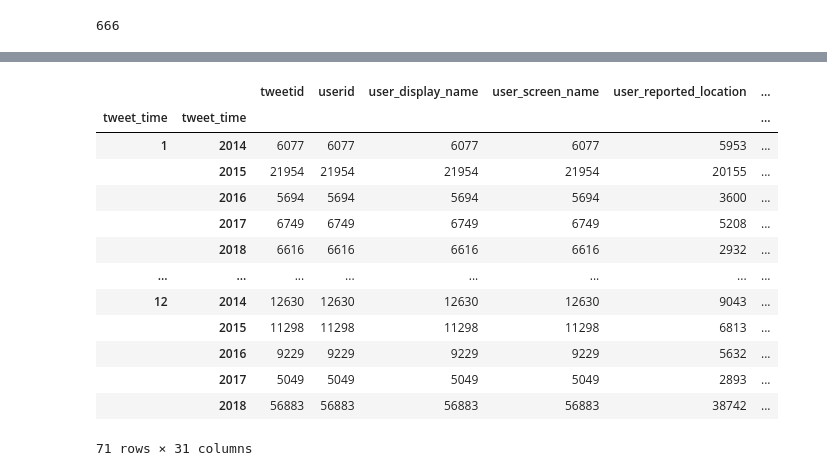
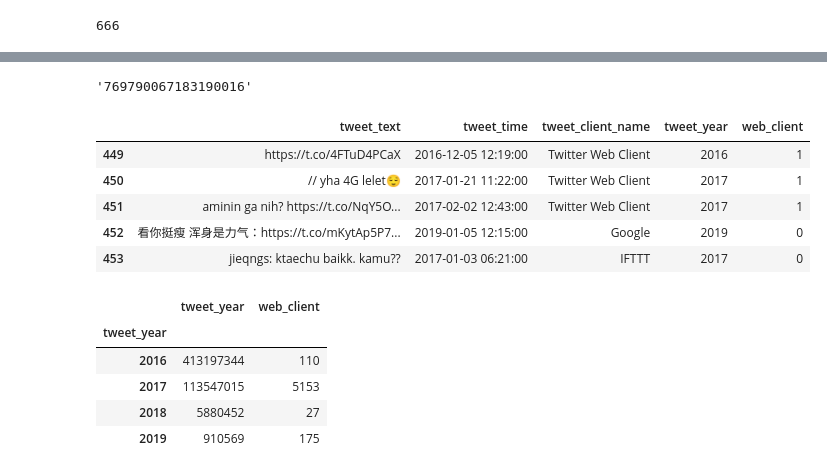
Before and after one commit to nicole9925/chinabots, a Jupyter notebook: scripts/Sandbox.ipynb, the cells around one changed output, grey strips where cells are left out. Cells and saved outputs as stored; diff of their text form; code cells hidden in the pictures.

```diff
--- a/scripts/Sandbox.ipynb
+++ b/scripts/Sandbox.ipynb
@@ -125,17 +125,29 @@ plt.legend()
 # %%
-webclient.groupby([webclient['tweet_time'].dt.month, webclient['tweet_time'].dt.year]).count()
+webclient.groupby([webclient['tweet_time'].dt.year]).count().plot()
-# %% [output]
-|  |  | tweetid | userid | user_display_name | user_screen_name | user_reported_location | ... |
-| tweet_time | tweet_time |  |  |  |  |  | ... |
-| 1 | 2014 | 6077 | 6077 | 6077 | 6077 | 5953 | ... |
-|  | 2015 | 21954 | 21954 | 21954 | 21954 | 20155 | ... |
-|  | 2016 | 5694 | 5694 | 5694 | 5694 | 3600 | ... |
-|  | 2017 | 6749 | 6749 | 6749 | 6749 | 5208 | ... |
-|  | 2018 | 6616 | 6616 | 6616 | 6616 | 2932 | ... |
-| ... | ... | ... | ... | ... | ... | ... | ... |
-| 12 | 2014 | 12630 | 12630 | 12630 | 12630 | 9043 | ... |
-|  | 2015 | 11298 | 11298 | 11298 | 11298 | 6813 | ... |
-|  | 2016 | 9229 | 9229 | 9229 | 9229 | 5632 | ... |
-|  | 2017 | 5049 | 5049 | 5049 | 5049 | 2893 | ... |
-|  | 2018 | 56883 | 56883 | 56883 | 56883 | 38742 | ... |
-71 rows × 31 columns
+# %%
+# example of looking at behavior of acc before and after take over
+biggest_tweeter_id = tweets[['userid', 'tweet_client_name']].groupby('userid').count()['tweet_client_name'].sort_values(ascending=False).index[2]
+biggest_tweeter_id
+# %% [output]
+'769790067183190016'
+# %%
+biggest_tweeter_df = tweets[tweets['userid'] == biggest_tweeter_id][['tweet_text', 'tweet_time', 'tweet_client_name']]
+biggest_tweeter_df['tweet_year'] = biggest_tweeter_df['tweet_time'].dt.year
+biggest_tweeter_df['web_client'] = biggest_tweeter_df['tweet_client_name'].apply(lambda x: 1 if any(y in x for y in ['Web', 'web','for Windows']) else 0)
+biggest_tweeter_df.head()
+# %% [output]
+|  | tweet_text | tweet_time | tweet_client_name | tweet_year | web_client |
+| 449 | https://t.co/4FTuD4PCaX | 2016-12-05 12:19:00 | Twitter Web Client | 2016 | 1 |
+| 450 | // yha 4G lelet😌 | 2017-01-21 11:22:00 | Twitter Web Client | 2017 | 1 |
+| 451 | aminin ga nih? https://t.co/NqY5O... | 2017-02-02 12:43:00 | Twitter Web Client | 2017 | 1 |
+| 452 | 看你挺瘦 浑身是力气：https://t.co/mKytAp5P7... | 2019-01-05 12:15:00 | Google | 2019 | 0 |
+| 453 | jieqngs: ktaechu baikk. kamu?? | 2017-01-03 06:21:00 | IFTTT | 2017 | 0 |
+# %%
+biggest_tweeter_df.groupby([biggest_tweeter_df.tweet_year]).sum()
+# %% [output]
+|  | tweet_year | web_client |
+| tweet_year |  |  |
+| 2016 | 413197344 | 110 |
+| 2017 | 113547015 | 5153 |
+| 2018 | 5880452 | 27 |
+| 2019 | 910569 | 175 |
```
Also changed, not shown: parts of 16 cells of this notebook, 6 other files.
